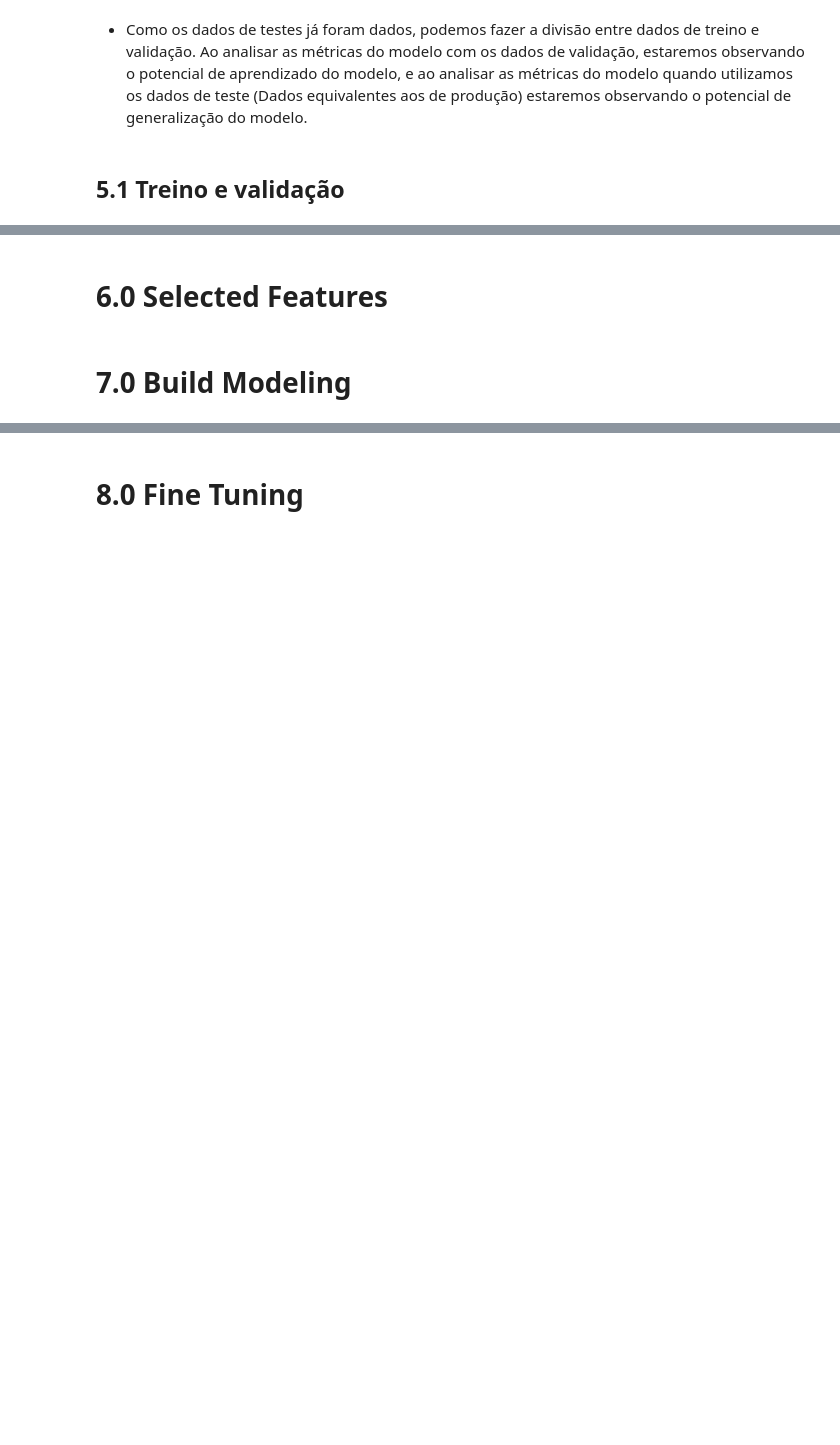
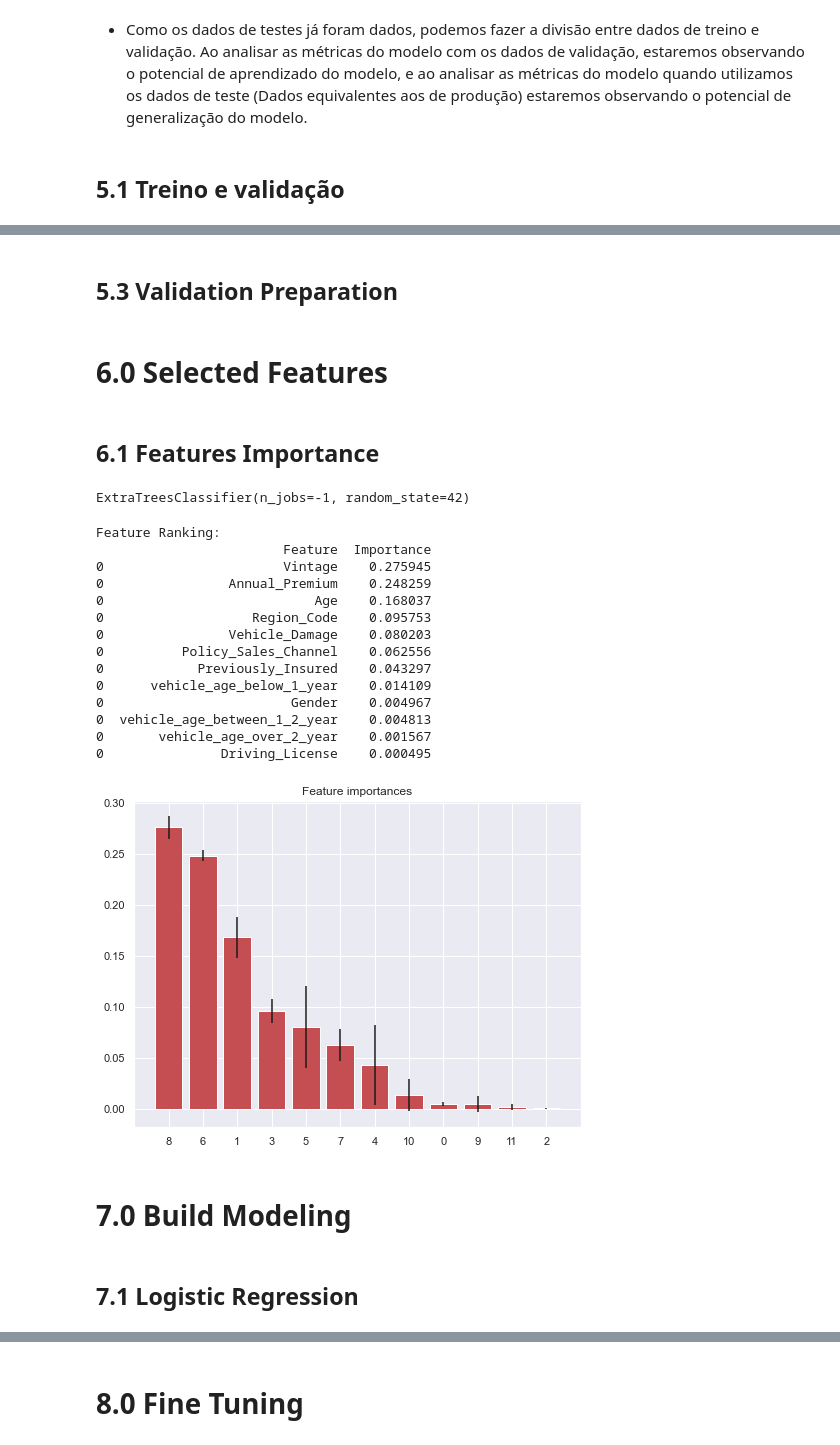
Before and after one commit to KaissonFerreira/health_insurance_cross_sell, a Jupyter notebook: notebooks/1.0-kf-ciclo01.ipynb, the cells around one changed output, grey strips where cells are left out. Cells and saved outputs as stored; diff of their text form; code cells hidden in the pictures; blank space fills up the shorter version.

```diff
--- a/notebooks/1.0-kf-ciclo01.ipynb
+++ b/notebooks/1.0-kf-ciclo01.ipynb
@@ -479,6 +484,10 @@ df5 = df4.copy()
 X = df4.drop('Response', axis=1)
 Y = df4['Response'].copy()
 
-x_train, x_val , y_train, y_val = ms.train_test_split( X, Y, test_size=0.2, random_state=42)
+x_train, x_val , y_train, y_val = ms.train_test_split( X, Y, test_size=0.2, random_state=70)
 
 df5 = pd.concat([x_train, y_train], axis=1)
+df5 = df5.reset_index(drop=True)
+
+df_val = pd.concat([x_val, y_val], axis=1)
+df_val = df_val.reset_index(drop=True)
@@ -527,0 +538,2 @@ df5['Region_Code'] = df5['Region_Code'].map(fe_region_code)
+# %% [markdown]
+## 5.3 Validation Preparation
@@ -528,2 +570,55 @@ df5['Region_Code'] = df5['Region_Code'].map(fe_region_code)
 # %% [markdown]
 # 6.0 Selected Features
+# %% [markdown]
+## 6.1 Features Importance
+# %%
+# model definition
+forest = en.ExtraTreesClassifier( n_estimators=100, random_state=42, n_jobs= -1)
+
+# Data preparation
+x_train_n = df5.drop(['id', 'Response'], axis=1 )
+y_train_n = df5[['Response']].values
+
+forest.fit(x_train_n, y_train_n)
+# %% [output]
+ExtraTreesClassifier(n_jobs=-1, random_state=42)
+# %%
+importances = forest.feature_importances_
+std = np.std([tree.feature_importances_ for tree in forest.estimators_], axis=0)
+indices = np.argsort(importances)[::-1]
+
+
+#Print feature ranking
+print("Feature Ranking: ")
+df = pd.DataFrame()
+
+for i, j in zip(x_train_n, forest.feature_importances_ ):
+    aux = pd.DataFrame ({'Feature':i, "Importance": j}, index=[0])
+    df = pd.concat([df, aux], axis=0)
+
+print(df.sort_values('Importance', ascending=False ))
+
+#Plot the impurity-based feature importance of the forest
+
+plt.figure()
+plt.title("Feature importances")
+plt.bar(range(x_train_n.shape[1]), importances[indices], color='r', yerr=std[indices], align="center")
+plt.xticks(range(x_train_n.shape[1]), indices)
+plt.xlim([-1, x_train_n.shape[1]])
+plt.show()
+# %% [output]
+Feature Ranking:
+                        Feature  Importance
+0                       Vintage    0.275945
+0                Annual_Premium    0.248259
+0                           Age    0.168037
+0                   Region_Code    0.095753
+0                Vehicle_Damage    0.080203
+0          Policy_Sales_Channel    0.062556
+0            Previously_Insured    0.043297
+0      vehicle_age_below_1_year    0.014109
+0                        Gender    0.004967
+0  vehicle_age_between_1_2_year    0.004813
+0       vehicle_age_over_2_year    0.001567
+0               Driving_License    0.000495
+[figure, added]
@@ -530,2 +634,4 @@ df5['Region_Code'] = df5['Region_Code'].map(fe_region_code)
 # %% [markdown]
 # 7.0 Build Modeling
+# %% [markdown]
+## 7.1 Logistic Regression
```
Also changed, not shown: parts of 33 cells of this notebook.
